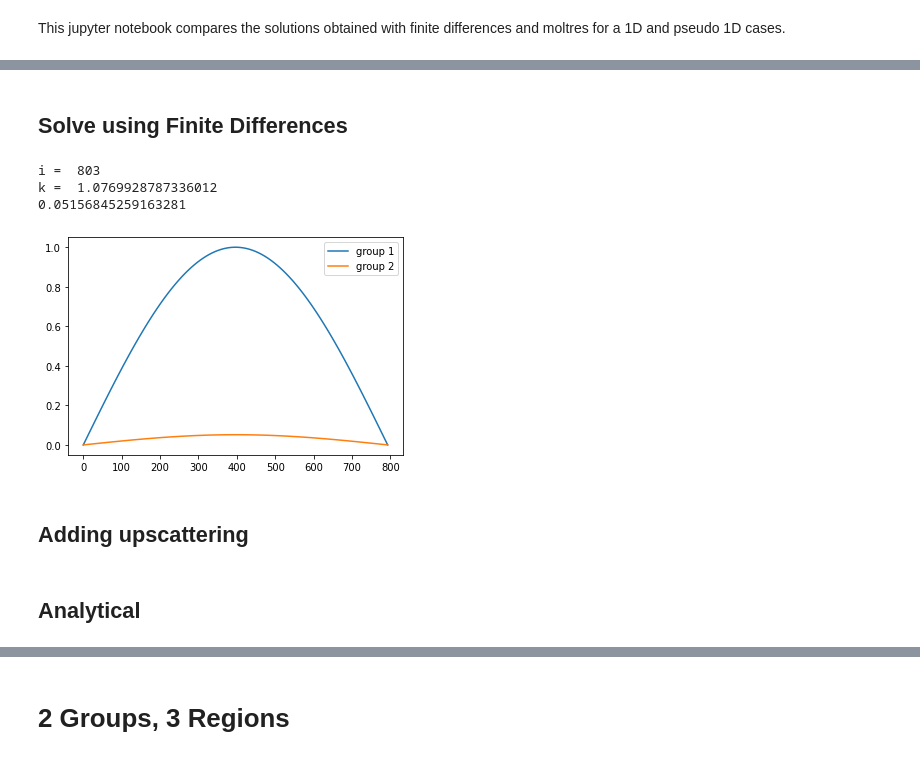
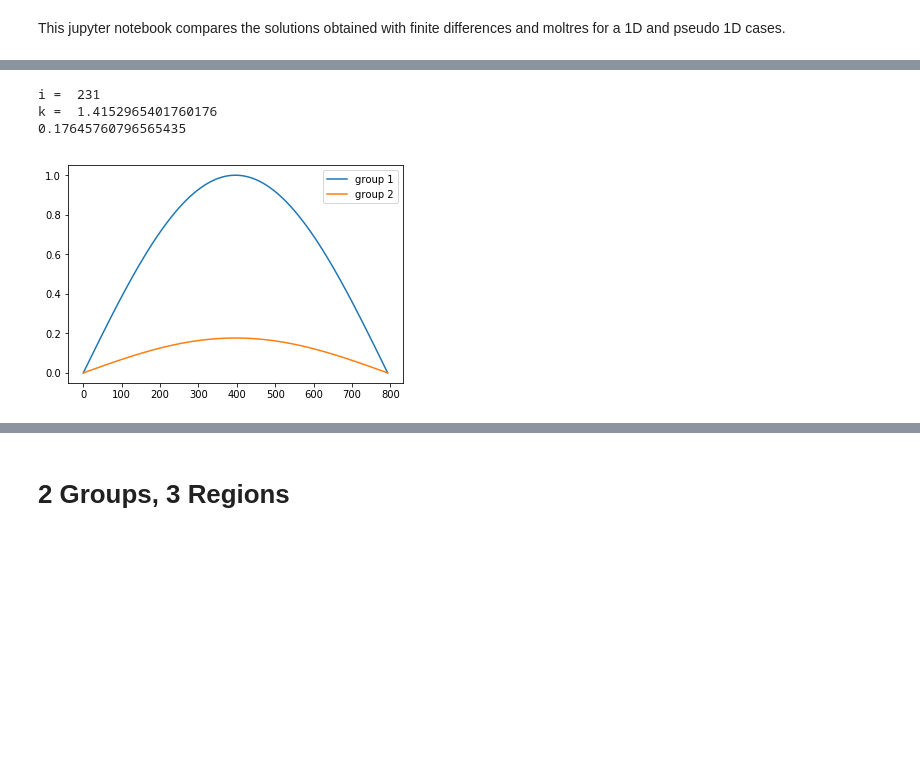
Before and after one commit to robfairh/moltres, a Jupyter notebook: problems/mhtgr350/scripts/diffusion1D.ipynb, the cells around one changed output, grey strips where cells are left out. Cells and saved outputs as stored; diff of their text form; code cells hidden in the pictures; blank space fills up the shorter version.

```diff
--- a/problems/mhtgr350/scripts/diffusion1D.ipynb
+++ b/problems/mhtgr350/scripts/diffusion1D.ipynb
@@ -144,3 +54,3 @@ We iterate over 'k' until the determinant of M or M2 is 0.
 # %%
-base = '1/xs800000-500-100/htgr_2g_'
-cD, csr, css, cchi, cnusf = get_xs(base + 'fuel_')
+base = '../xs/8/xs800000-500-100/htgr_2g_'
+cD, csr, css, cchi, cnusf = get_xs(base + 'homoge_')
@@ -241,5 +57,3 @@ plt.show()
-# %% [markdown]
-## Solve using Finite Differences
 # %%
 # Build system
 N = 100
@@ -263,7 +77,7 @@ SR[N:2*N,N:2*N] = -csr[1] * SR[N:2*N,N:2*N]
 aux1 = np.eye(N)
 SS = np.zeros((2*N,2*N))
 # No up-scattering for the moment
-# SS[:N,N:2*N] = css[0] * aux1
+SS[:N,N:2*N] = css[0] * aux1
 SS[N:2*N,:N] = css[1] * aux1
 
 # Fission
@@ -292,42 +106,38 @@ flux_old = np.ones(2*N)
 RHS = -F @ flux_old
 
 def converged(k_old, k):
-    if abs((k - k_old)/k_old) <= 1e-10:
+    if abs((k - k_old)/k_old) <= 1e-9:
         return True
     else:
         return False
 
 for i in range(1000):
     k_old = k
     flux_new = np.linalg.solve(LHS, RHS)
     kp = sum((F @ flux_new)[:N])/sum((F @ flux_old)[:N])
     k = k_old * kp
     RHS = -(1/k) * F @ flux_new
     flux_old = flux_new
     if converged(k_old, k) == True:
         break
 
 print('i = ', i)
 print('k = ', k)
 
 flux1 = flux_old[:N]
 M = max(flux1)
 flux1 /= M
 flux2 = flux_old[N:2*N]
 flux2 /= M
 
 print(max(flux2)/max(flux1))
 
 plt.plot(x, flux1, label='group 1')
 plt.plot(x, flux2, label='group 2')
 plt.legend(loc='upper right')
 plt.show()
 # %% [output]
-i =  803
-k =  1.0769928787336012
-0.05156845259163281
+i =  231
+k =  1.4152965401760176
+0.17645760796565435
-[figure, old version]
+[figure, new version]
-# %% [markdown]
-## Adding upscattering
-# %% [markdown]
-## Analytical
```
Also changed, not shown: parts of 27 cells of this notebook, 12 other files.
